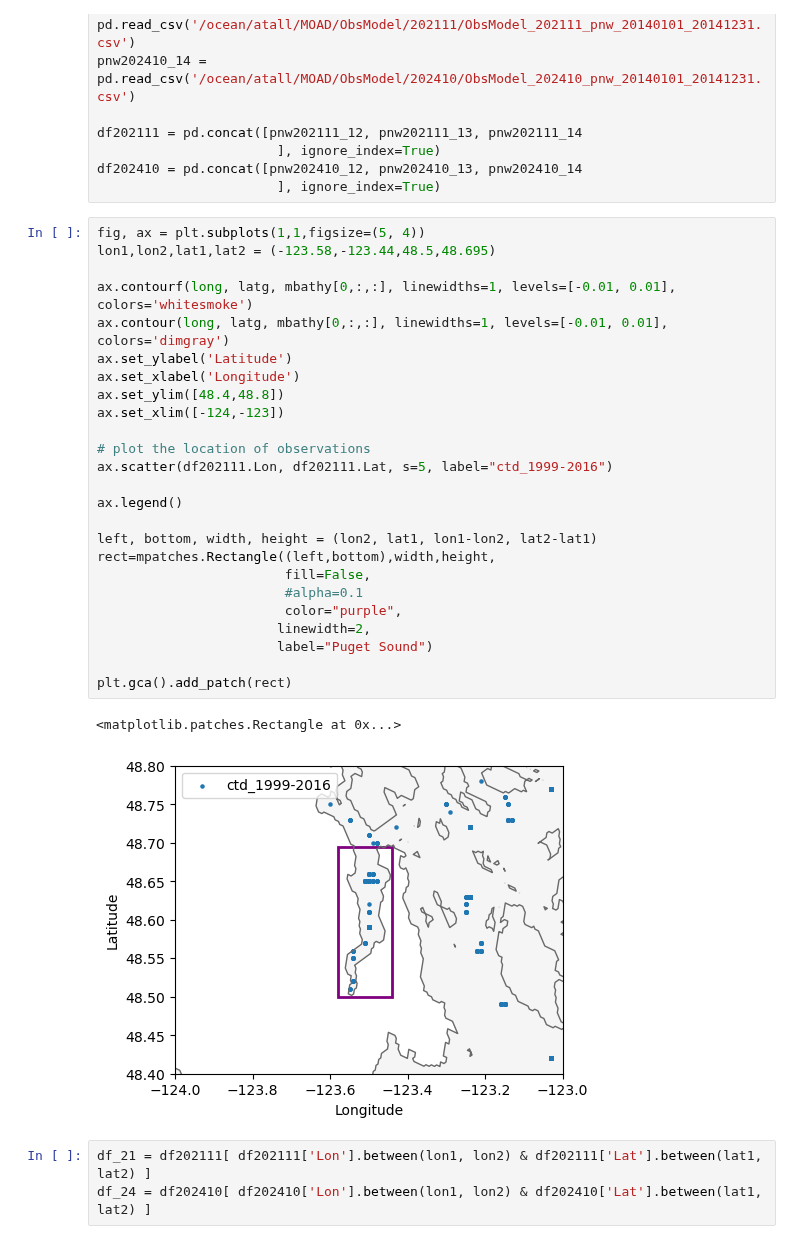
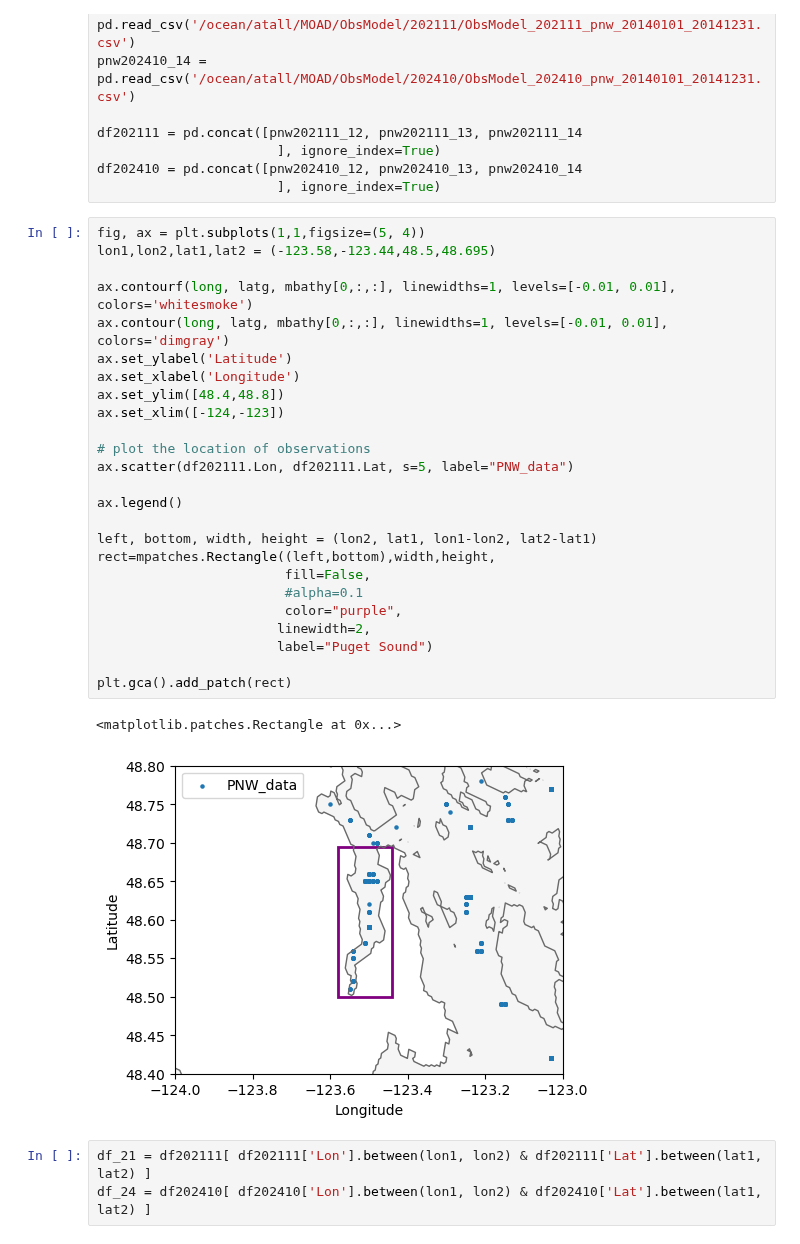
Before and after one commit to SalishSeaCast/analysis-abdoul, a Jupyter notebook: notebooks/Evals202410/Oxygen-Nutrients-Phys_202111-202410_SaanichInlet.ipynb, the cells around one changed output. Cells and saved outputs as stored; diff of their text form.

```diff
--- a/notebooks/Evals202410/Oxygen-Nutrients-Phys_202111-202410_SaanichInlet.ipynb
+++ b/notebooks/Evals202410/Oxygen-Nutrients-Phys_202111-202410_SaanichInlet.ipynb
@@ -45,31 +45,31 @@ df202410 = pd.concat([pnw202410_12, pnw202410_13, pnw202410_14
 # %%
 fig, ax = plt.subplots(1,1,figsize=(5, 4))
 lon1,lon2,lat1,lat2 = (-123.58,-123.44,48.5,48.695)
 
 ax.contourf(long, latg, mbathy[0,:,:], linewidths=1, levels=[-0.01, 0.01], colors='whitesmoke')
 ax.contour(long, latg, mbathy[0,:,:], linewidths=1, levels=[-0.01, 0.01], colors='dimgray')
 ax.set_ylabel('Latitude')
 ax.set_xlabel('Longitude')
 ax.set_ylim([48.4,48.8])
 ax.set_xlim([-124,-123])
 
 # plot the location of observations
-ax.scatter(df202111.Lon, df202111.Lat, s=5, label="ctd_1999-2016")
+ax.scatter(df202111.Lon, df202111.Lat, s=5, label="PNW_data")
 
 ax.legend()
 
 left, bottom, width, height = (lon2, lat1, lon1-lon2, lat2-lat1)
 rect=mpatches.Rectangle((left,bottom),width,height,
                         fill=False,
                         #alpha=0.1
                         color="purple",
                        linewidth=2,
                        label="Puget Sound")
 
 plt.gca().add_patch(rect)
 # %% [output]
 <matplotlib.patches.Rectangle at 0x...>
-[figure, old version]
+[figure, new version]
 # %%
 df_21 = df202111[ df202111['Lon'].between(lon1, lon2) & df202111['Lat'].between(lat1, lat2) ]
 df_24 = df202410[ df202410['Lon'].between(lon1, lon2) & df202410['Lat'].between(lat1, lat2) ]
```
